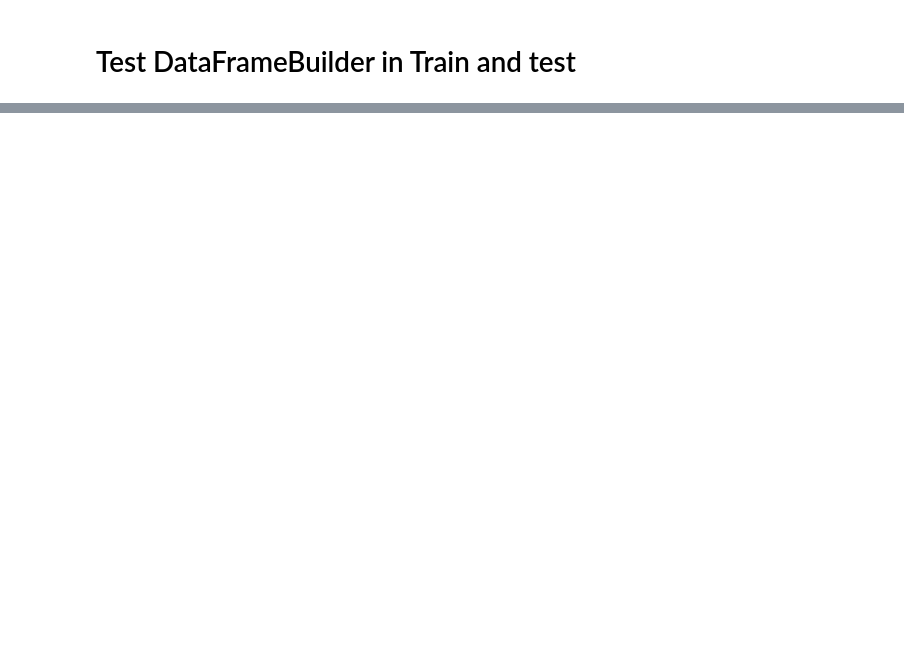
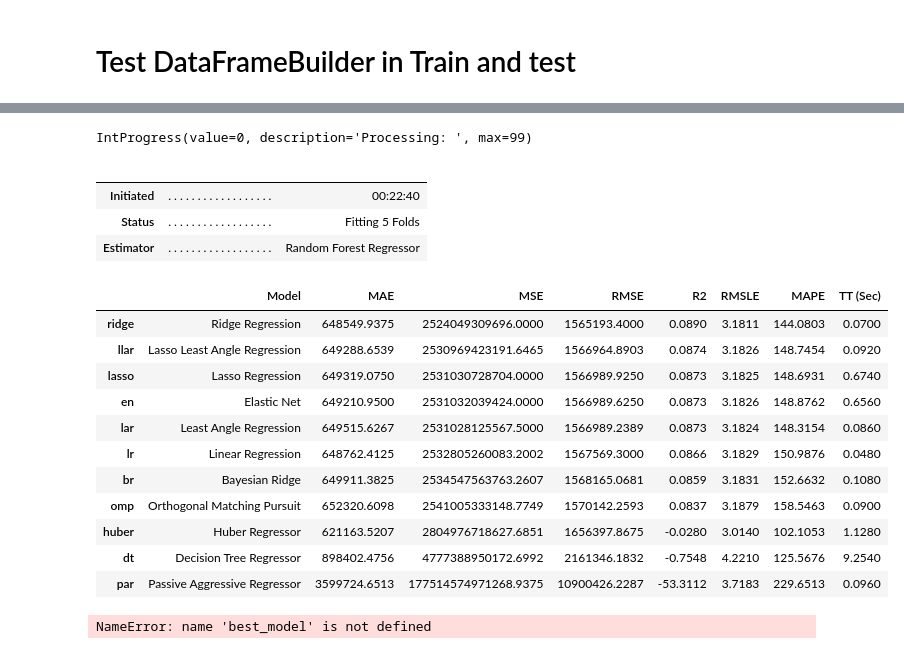
Before and after one commit to abdala9512/bc-dataton, a Jupyter notebook: notebooks/notebook_Miguel.ipynb, the cells around one changed output, grey strips where cells are left out. Drawn from its saved outputs; the diff is of its cells as text; code cells hidden in the pictures; blank space fills up the shorter version.

```diff
--- a/notebooks/notebook_Miguel.ipynb
+++ b/notebooks/notebook_Miguel.ipynb
@@ -383,0 +477,25 @@ Name: mora_max, Length: 583, dtype: int64
+# %%
+best_model = compare_models(fold=5)
+# %% [output]
+IntProgress(value=0, description='Processing: ', max=99)
+|  |  |  |
+|  |  |  |
+| Initiated | . . . . . . . . . . . . . . . . . . | 00:22:40 |
+| Status | . . . . . . . . . . . . . . . . . . | Fitting 5 Folds |
+| Estimator | . . . . . . . . . . . . . . . . . . | Random Forest Regressor |
+|  | Model | MAE | MSE | RMSE | R2 | RMSLE | MAPE | TT (Sec) |
+| ridge | Ridge Regression | 648549.9375 | 2524049309696.0000 | 1565193.4000 | 0.0890 | 3.1811 | 144.0803 | 0.0700 |
+| llar | Lasso Least Angle Regression | 649288.6539 | 2530969423191.6465 | 1566964.8903 | 0.0874 | 3.1826 | 148.7454 | 0.0920 |
+| lasso | Lasso Regression | 649319.0750 | 2531030728704.0000 | 1566989.9250 | 0.0873 | 3.1825 | 148.6931 | 0.6740 |
+| en | Elastic Net | 649210.9500 | 2531032039424.0000 | 1566989.6250 | 0.0873 | 3.1826 | 148.8762 | 0.6560 |
+| lar | Least Angle Regression | 649515.6267 | 2531028125567.5000 | 1566989.2389 | 0.0873 | 3.1824 | 148.3154 | 0.0860 |
+| lr | Linear Regression | 648762.4125 | 2532805260083.2002 | 1567569.3000 | 0.0866 | 3.1829 | 150.9876 | 0.0480 |
+| br | Bayesian Ridge | 649911.3825 | 2534547563763.2607 | 1568165.0681 | 0.0859 | 3.1831 | 152.6632 | 0.1080 |
+| omp | Orthogonal Matching Pursuit | 652320.6098 | 2541005333148.7749 | 1570142.2593 | 0.0837 | 3.1879 | 158.5463 | 0.0900 |
+| huber | Huber Regressor | 621163.5207 | 2804976718627.6851 | 1656397.8675 | -0.0280 | 3.0140 | 102.1053 | 1.1280 |
+| dt | Decision Tree Regressor | 898402.4756 | 4777388950172.6992 | 2161346.1832 | -0.7548 | 4.2210 | 125.5676 | 9.2540 |
+| par | Passive Aggressive Regressor | 3599724.6513 | 177514574971268.9375 | 10900426.2287 | -53.3112 | 3.7183 | 229.6513 | 0.0960 |
+# %%
+best_model
+# %% [output]
+NameError: name 'best_model' is not defined
```
Also changed, not shown: parts of 38 cells of this notebook, 1 other file.
